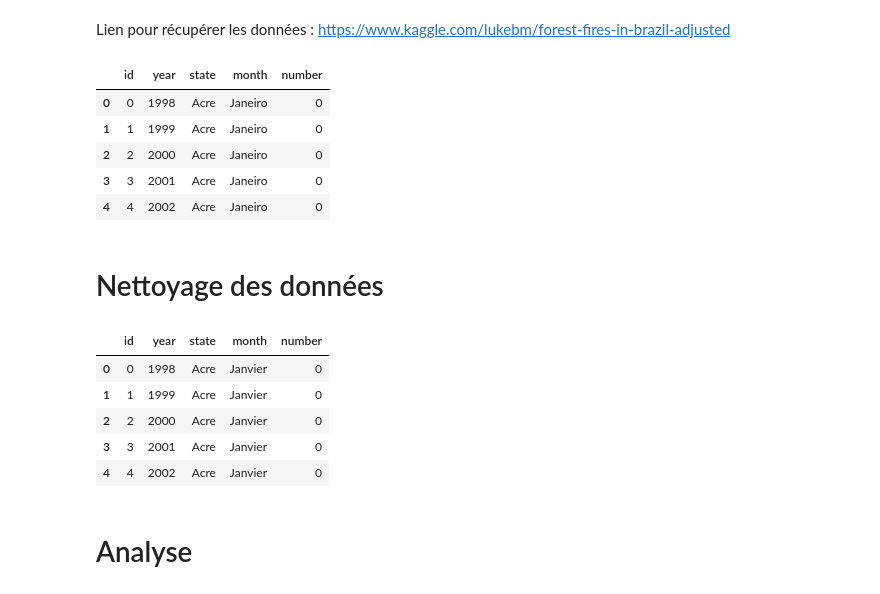
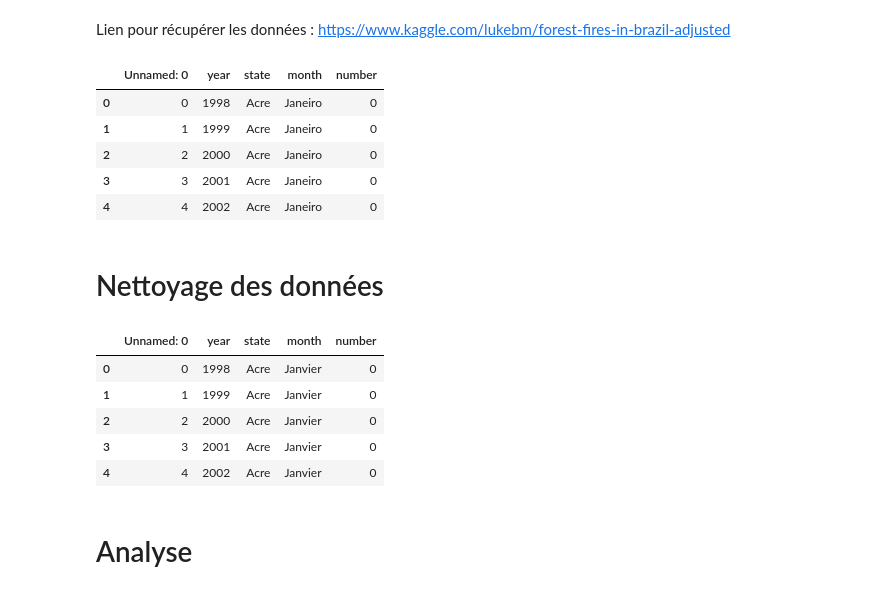
Before and after one commit to yoann1995/La-Data-Verte, a Jupyter notebook: feux_foret_bresil/feux_foret_bresil.ipynb, the cells around one changed output. Saved outputs shown, nothing was run; the diff lists cells and outputs as text; code cells hidden in the pictures.

```diff
--- a/feux_foret_bresil/feux_foret_bresil.ipynb
+++ b/feux_foret_bresil/feux_foret_bresil.ipynb
@@ -18,10 +19,10 @@ class color:
 # %% [markdown]
 Lien pour récupérer les données : https://www.kaggle.com/lukebm/forest-fires-in-brazil-adjusted
 # %%
-data = pd.read_csv('amazon.csv', encoding = "latin1", thousands = '.')
+data = pd.read_csv('amazon.csv', encoding="utf-8", thousands = '.')
 data.head()
 # %% [output]
-|  | id | year | state | month | number |
+|  | Unnamed: 0 | year | state | month | number |
 | 0 | 0 | 1998 | Acre | Janeiro | 0 |
 | 1 | 1 | 1999 | Acre | Janeiro | 0 |
 | 2 | 2 | 2000 | Acre | Janeiro | 0 |
@@ -30,14 +31,14 @@ data.head()
 # %% [markdown]
 # Nettoyage des données
 # %%
-month_trad = {"Janeiro":"Janvier","Fevereiro":"Février","Marco":"Mars","Abril":"Avril","Maio":"Mai","Junho":"Juin",
+month_trad = {"Janeiro":"Janvier","Fevereiro":"Février","Março":"Mars","Abril":"Avril","Maio":"Mai","Junho":"Juin",
               "Julho":"Juillet","Agosto":"Aout","Setembro":"Septembre","Outubro":"Octobre","Novembro":"Novembre",
               "Dezembro":"Decembre"}
 data['month']=data['month'].map(month_trad)
 
 data.head()
 # %% [output]
-|  | id | year | state | month | number |
+|  | Unnamed: 0 | year | state | month | number |
 | 0 | 0 | 1998 | Acre | Janvier | 0 |
 | 1 | 1 | 1999 | Acre | Janvier | 0 |
 | 2 | 2 | 2000 | Acre | Janvier | 0 |
```
Also changed, not shown: parts of 17 cells of this notebook.
